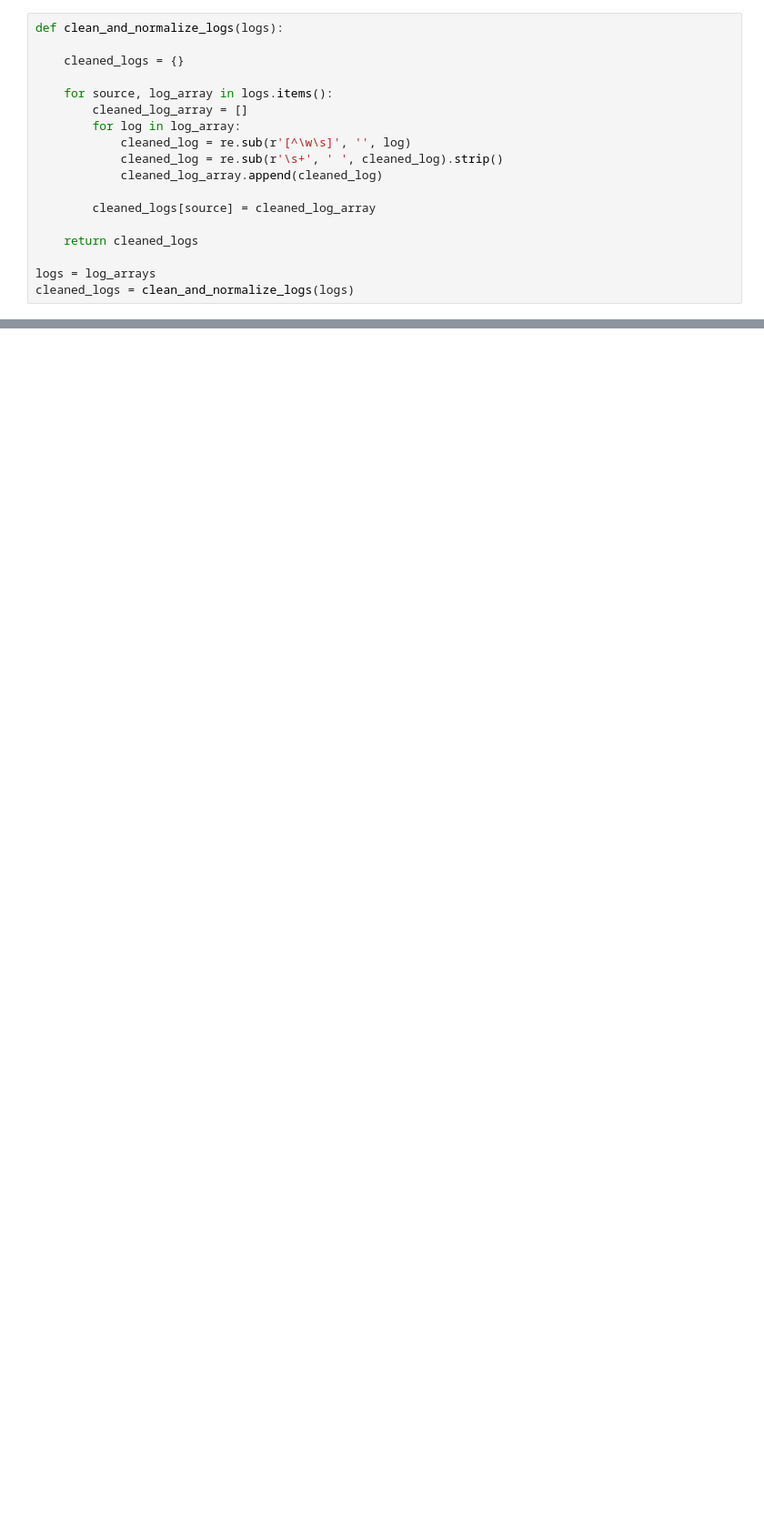
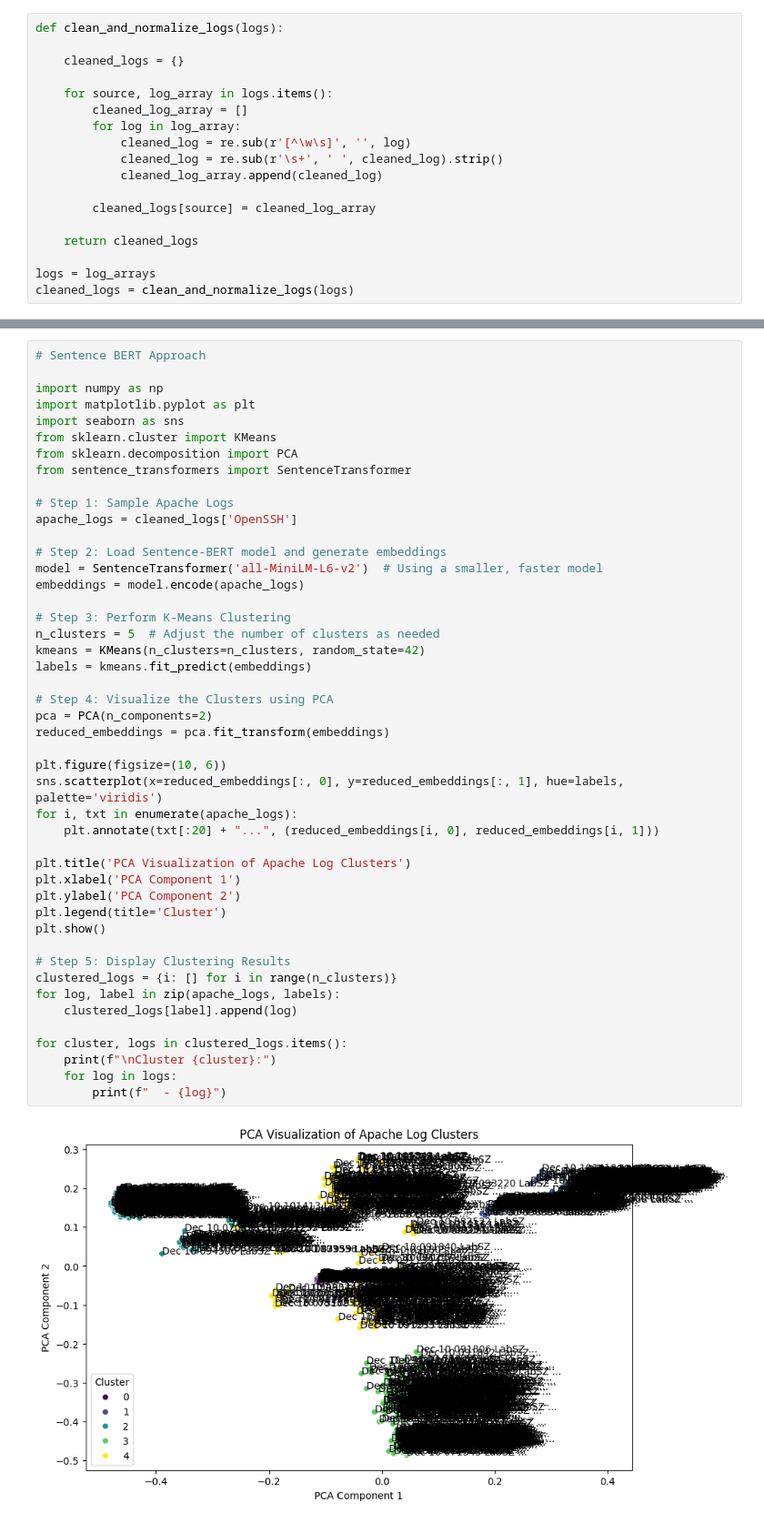
Before and after one commit to krishnasharma4415/LogParser, a Jupyter notebook: trial_approach/trial-1.ipynb, the cells around one changed output, grey strips where cells are left out. Shown at 91% size. Saved outputs shown, nothing was run; the diff lists cells and outputs as text; blank space fills up the shorter version.

```diff
--- a/trial_approach/trial-1.ipynb
+++ b/trial_approach/trial-1.ipynb
@@ -53,0 +282,48 @@ cleaned_logs = clean_and_normalize_logs(logs)
+# %%
+# Sentence BERT Approach
+
+import numpy as np
+import matplotlib.pyplot as plt
+import seaborn as sns
+from sklearn.cluster import KMeans
+from sklearn.decomposition import PCA
+from sentence_transformers import SentenceTransformer
+
+# Step 1: Sample Apache Logs
+apache_logs = cleaned_logs['OpenSSH']
+
+# Step 2: Load Sentence-BERT model and generate embeddings
+model = SentenceTransformer('all-MiniLM-L6-v2')  # Using a smaller, faster model
+embeddings = model.encode(apache_logs)
+
+# Step 3: Perform K-Means Clustering
+n_clusters = 5  # Adjust the number of clusters as needed
+kmeans = KMeans(n_clusters=n_clusters, random_state=42)
+labels = kmeans.fit_predict(embeddings)
+
+# Step 4: Visualize the Clusters using PCA
+pca = PCA(n_components=2)
+reduced_embeddings = pca.fit_transform(embeddings)
+
+plt.figure(figsize=(10, 6))
+sns.scatterplot(x=reduced_embeddings[:, 0], y=reduced_embeddings[:, 1], hue=labels, palette='viridis')
+for i, txt in enumerate(apache_logs):
+    plt.annotate(txt[:20] + "...", (reduced_embeddings[i, 0], reduced_embeddings[i, 1]))
+
+plt.title('PCA Visualization of Apache Log Clusters')
+plt.xlabel('PCA Component 1')
+plt.ylabel('PCA Component 2')
+plt.legend(title='Cluster')
+plt.show()
+
+# Step 5: Display Clustering Results
+clustered_logs = {i: [] for i in range(n_clusters)}
+for log, label in zip(apache_logs, labels):
+    clustered_logs[label].append(log)
+
+for cluster, logs in clustered_logs.items():
+    print(f"\nCluster {cluster}:")
+    for log in logs:
+        print(f"  - {log}")
+# %% [output]
+[figure, added]
```
Also changed, not shown: parts of 12 cells of this notebook.
